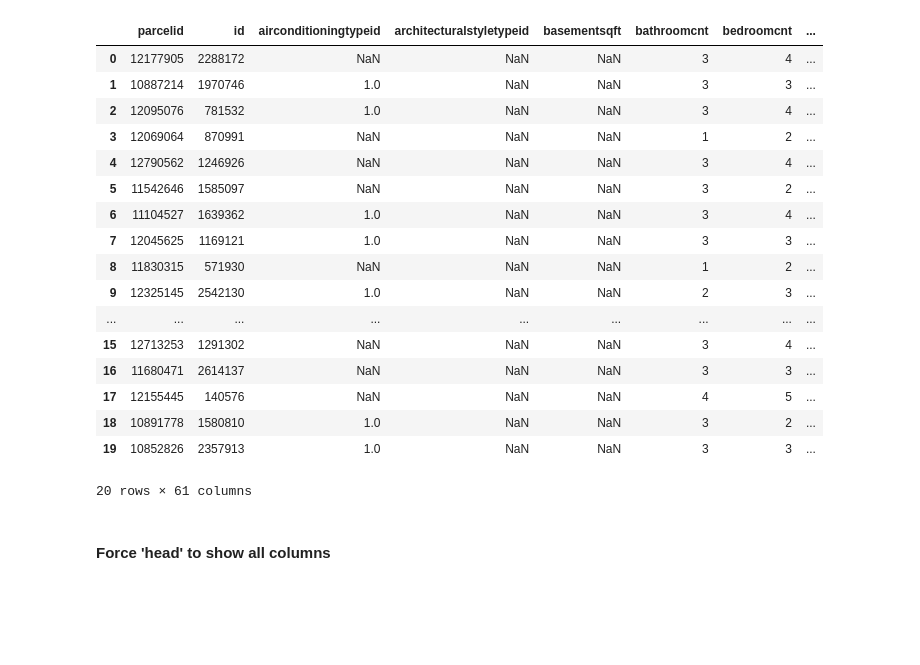
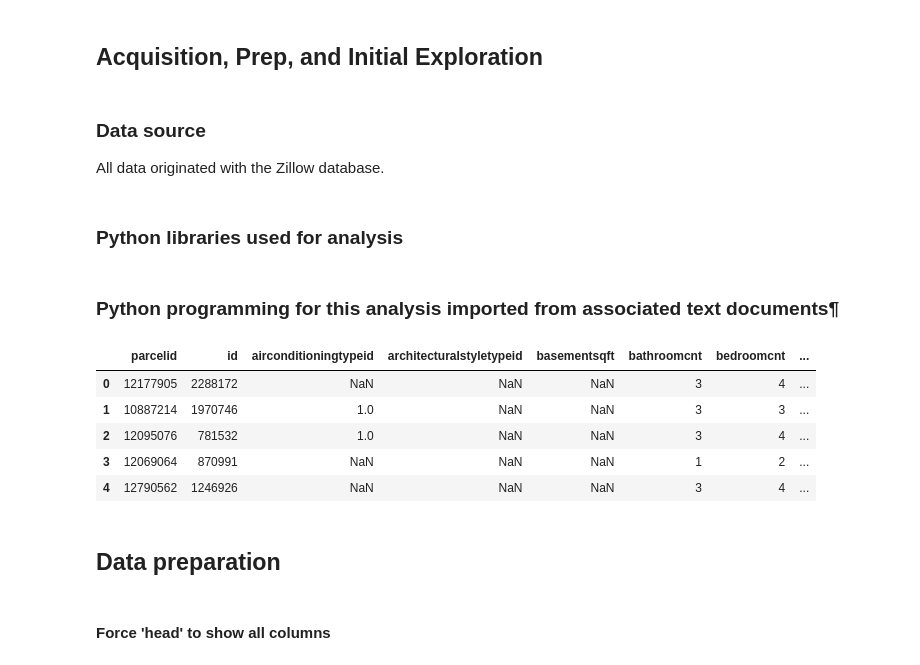
Before and after one commit to Osdorn-Typewriter-Repair/osdorn_project, a Jupyter notebook: osdorn_project_sean.ipynb, the cells around one changed output. Cells and saved outputs as stored; diff of their text form; code cells hidden in the pictures; blank space fills up the shorter version.

```diff
--- a/osdorn_project_sean.ipynb
+++ b/osdorn_project_sean.ipynb
@@ -1,3 +16,10 @@
+# %% [markdown]
+## Acquisition, Prep, and Initial Exploration
+# %% [markdown]
+### Data source
+All data originated with the Zillow database.
+# %% [markdown]
+### Python libraries used for analysis
 # %%
 # ignore warnings
 import warnings
@@ -23,26 +45,16 @@ from sklearn.preprocessing import PowerTransformer, QuantileTransformer, Standar
 %matplotlib inline
 import matplotlib.pyplot as plt
 import seaborn as sns
+# %% [markdown]
+### Python programming for this analysis imported from associated text documents¶
 # %%
 import env
 df = pd.read_csv("zillow.csv")
-df.head(20)
+df.head()
 # %% [output]
 |  | parcelid | id | airconditioningtypeid | architecturalstyletypeid | basementsqft | bathroomcnt | bedroomcnt | ... |
 | 0 | 12177905 | 2288172 | NaN | NaN | NaN | 3 | 4 | ... |
 | 1 | 10887214 | 1970746 | 1.0 | NaN | NaN | 3 | 3 | ... |
 | 2 | 12095076 | 781532 | 1.0 | NaN | NaN | 3 | 4 | ... |
 | 3 | 12069064 | 870991 | NaN | NaN | NaN | 1 | 2 | ... |
 | 4 | 12790562 | 1246926 | NaN | NaN | NaN | 3 | 4 | ... |
-| 5 | 11542646 | 1585097 | NaN | NaN | NaN | 3 | 2 | ... |
-| 6 | 11104527 | 1639362 | 1.0 | NaN | NaN | 3 | 4 | ... |
-| 7 | 12045625 | 1169121 | 1.0 | NaN | NaN | 3 | 3 | ... |
-| 8 | 11830315 | 571930 | NaN | NaN | NaN | 1 | 2 | ... |
-| 9 | 12325145 | 2542130 | 1.0 | NaN | NaN | 2 | 3 | ... |
-| ... | ... | ... | ... | ... | ... | ... | ... | ... |
-| 15 | 12713253 | 1291302 | NaN | NaN | NaN | 3 | 4 | ... |
-| 16 | 11680471 | 2614137 | NaN | NaN | NaN | 3 | 3 | ... |
-| 17 | 12155445 | 140576 | NaN | NaN | NaN | 4 | 5 | ... |
-| 18 | 10891778 | 1580810 | 1.0 | NaN | NaN | 3 | 2 | ... |
-| 19 | 10852826 | 2357913 | 1.0 | NaN | NaN | 3 | 3 | ... |
-20 rows × 61 columns
@@ -51,3 +61,5 @@ df.head(20)
+# %% [markdown]
+## Data preparation
 # %% [markdown]
 #### Force 'head' to show all columns
 # %%
```
Also changed, not shown: parts of 16 cells of this notebook, 2 other files.
